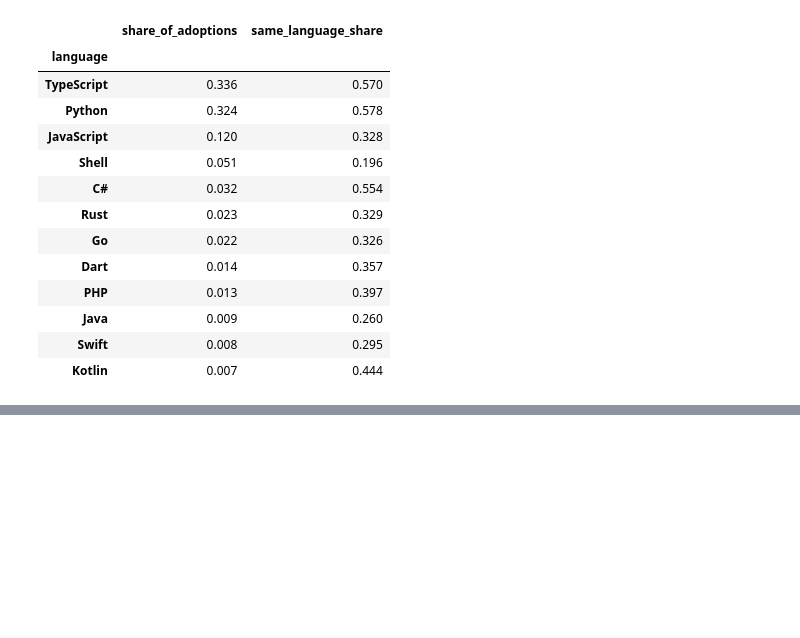
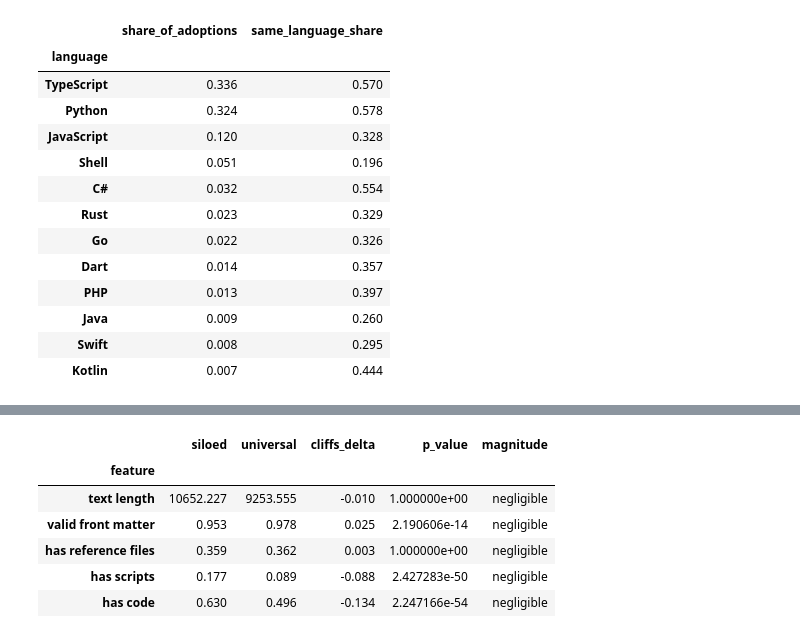
Before and after one commit to Sebastian-Espin/LOG6307E-MSR-2027-mining-challenge, a Jupyter notebook: notebooks/data_analysis.ipynb, the cells around one changed output, grey strips where cells are left out. Saved outputs shown, nothing was run; the diff lists cells and outputs as text; code cells hidden in the pictures; blank space fills up the shorter version.

```diff
--- a/notebooks/data_analysis.ipynb
+++ b/notebooks/data_analysis.ipynb
@@ -183,0 +224,34 @@ pd.DataFrame({
+# %%
+from scipy.stats import chi2_contingency, mannwhitneyu
+
+features = pd.DataFrame({
+    "group": matched["group"],
+    "text length": matched["body_chars"],
+    "valid front matter": matched["frontmatter_valid"],
+    "has reference files": matched["has_references"],
+    "has scripts": matched["has_scripts"],
+    "has code": matched["code_languages"].notna().astype(int),
+})
+
+rows = []
+for feature in features.columns.drop("group"):
+    data = features.dropna(subset=[feature])
+    universal = data.loc[data["group"] == "universal", feature]
+    siloed = data.loc[data["group"] == "siloed", feature]
+    u, p_value = mannwhitneyu(universal, siloed)
+    rows.append({"feature": feature, "siloed": siloed.mean(), "universal": universal.mean(),
+                 "cliffs_delta": 2 * u / (len(universal) * len(siloed)) - 1,
+                 "p_value": min(p_value * 5, 1)})
+
+characteristics = pd.DataFrame(rows).set_index("feature")
+characteristics["magnitude"] = pd.cut(characteristics["cliffs_delta"].abs(), [0, 0.147, 0.33, 0.474, 1],
+                                      labels=["negligible", "small", "medium", "large"], right=False)
+characteristics.round({"siloed": 3, "universal": 3, "cliffs_delta": 3})
+# %% [output]
+|  | siloed | universal | cliffs_delta | p_value | magnitude |
+| feature |  |  |  |  |  |
+| text length | 10652.227 | 9253.555 | -0.010 | 1.000000e+00 | negligible |
+| valid front matter | 0.953 | 0.978 | 0.025 | 2.190606e-14 | negligible |
+| has reference files | 0.359 | 0.362 | 0.003 | 1.000000e+00 | negligible |
+| has scripts | 0.177 | 0.089 | -0.088 | 2.427283e-50 | negligible |
+| has code | 0.630 | 0.496 | -0.134 | 2.247166e-54 | negligible |
```
Also changed, not shown: parts of 12 cells of this notebook, 6 other files.
